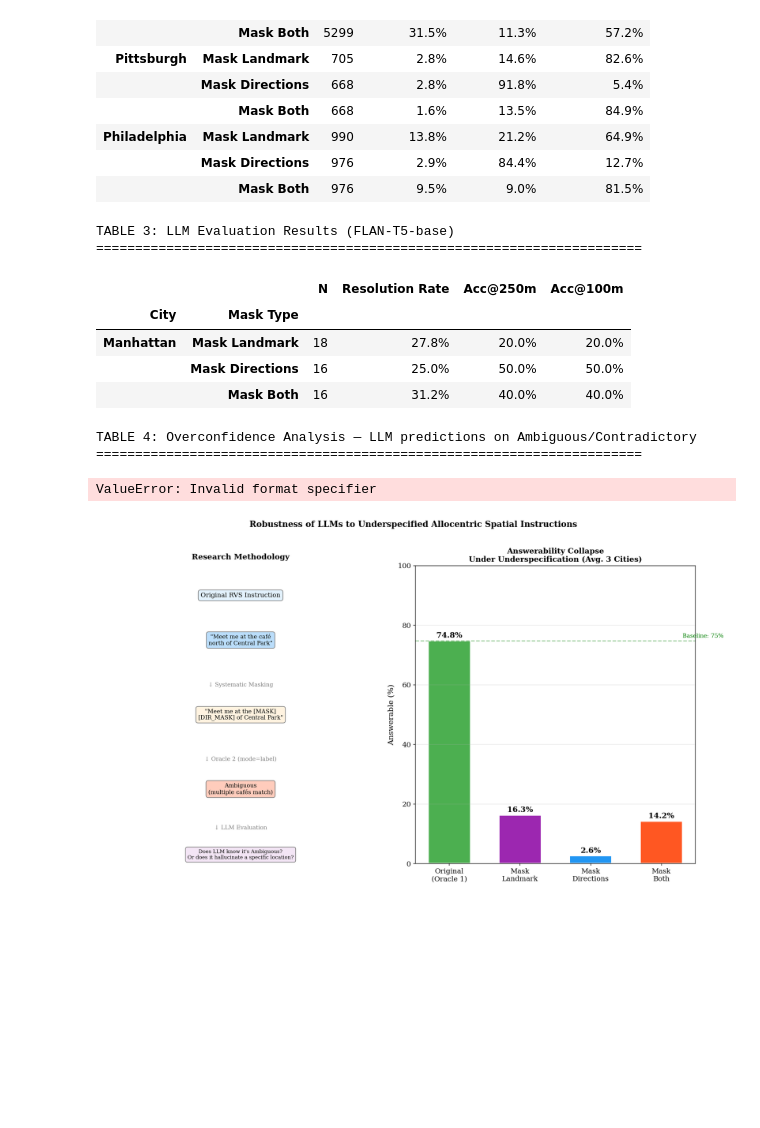
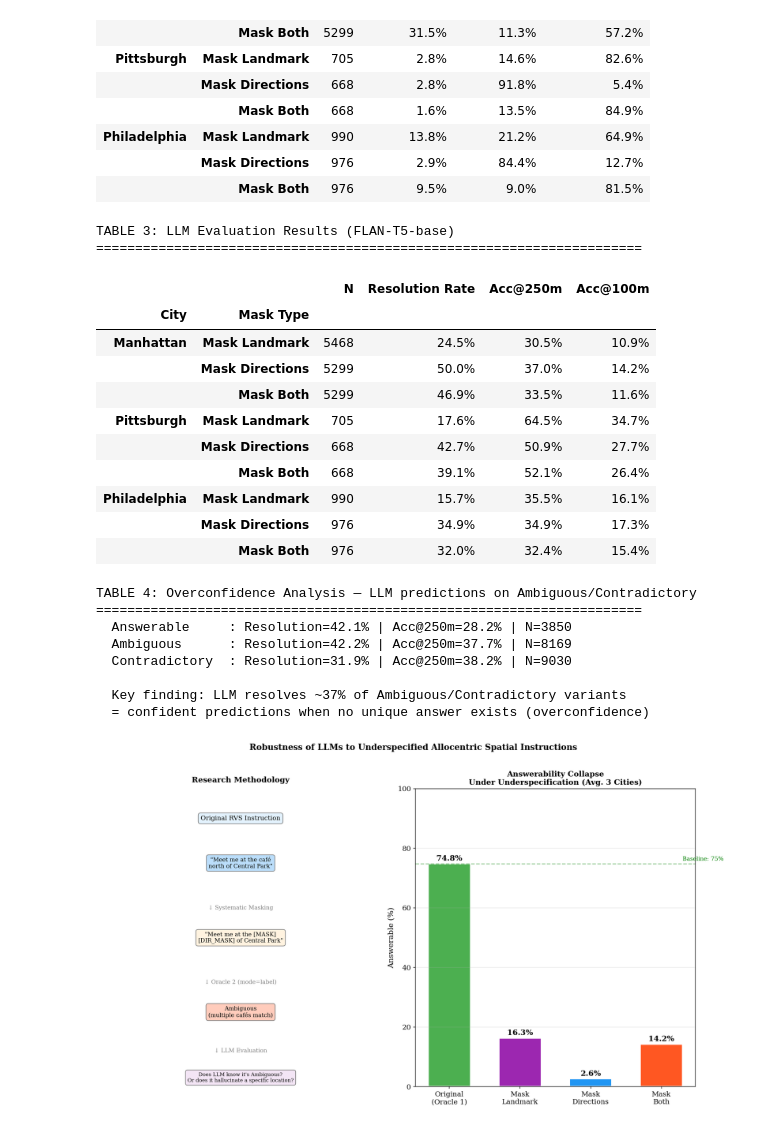
Before and after one commit to Adan-Assi/nlp-allocentric-spatial-reasoning, a Jupyter notebook: notebooks/LLM_DEGRADATION_RESULTS_validate.ipynb, the cells around one changed output. Saved outputs shown, nothing was run; the diff lists cells and outputs as text; code cells hidden in the pictures; blank space fills up the shorter version.

```diff
--- a/notebooks/LLM_DEGRADATION_RESULTS_validate.ipynb
+++ b/notebooks/LLM_DEGRADATION_RESULTS_validate.ipynb
@@ -32,9 +32,26 @@ CITY_COLORS = {'manhattan': '#2196F3', 'pittsburgh': '#FF9800', 'philadelphia':
 LABEL_COLORS = {'Answerable': '#4CAF50', 'Ambiguous': '#FF9800', 'Contradictory': '#F44336'}
 VARIANT_COLORS = {'mask_landmark': '#9C27B0', 'mask_directions': '#2196F3', 'mask_both': '#FF5722'}
 
-REPORTS_DIR = '../reports/llm_audits'
-DATA_DIR = '../data'
+BASE_DIR = os.path.abspath(os.path.join(os.path.dirname(__file__)
+           if '__file__' in dir() else os.getcwd(), '..'))
+REPORTS_DIR = os.path.join(BASE_DIR, 'reports', 'llm_audits')
+DATA_DIR    = os.path.join(BASE_DIR, 'data')
+
+INPUT_PATH  = os.path.join(REPORTS_DIR, 'LLM_DEGRADATION_INPUT.parquet')
+RESULTS_PATH = os.path.join(REPORTS_DIR, 'LLM_DEGRADATION_RESULTS.parquet')
 
 os.makedirs(f'{REPORTS_DIR}/figures', exist_ok=True)
-print("✅ Setup complete")
+
+# ── Staleness check ──────────────────────────────────────────
+for label, path in [('INPUT', INPUT_PATH), ('RESULTS', RESULTS_PATH)]:
+    if os.path.exists(path):
+        mtime = os.path.getmtime(path)
+        ts    = pd.Timestamp(mtime, unit='s', tz='UTC').strftime('%Y-%m-%d %H:%M:%S UTC')
+        size  = os.path.getsize(path) / 1024
+        print(f"📄 {label}: {path}")
+        print(f"   modified={ts}  size={size:.1f} KB")
+    else:
+        print(f"❌ {label} NOT FOUND: {path}")
+
+print("\n✅ Setup complete")
 # %% [output]
@@ -245,7 +267,10 @@ Conclusion: mask_directions drives Ambiguity; mask_landmark drives Contradictory
 if not os.path.exists(f'{REPORTS_DIR}/LLM_DEGRADATION_RESULTS.parquet'):
     print("⚠️  Results not ready yet — run evaluate_llm_masked.py first")
 else:
-    results_df = pd.read_parquet(f'{REPORTS_DIR}/LLM_DEGRADATION_RESULTS.parquet')
+    results_df = pd.read_parquet(RESULTS_PATH)
+
+    results_df['success_250m'] = pd.array(results_df['success_250m'], dtype='boolean')
+    results_df['success_100m'] = pd.array(results_df['success_100m'], dtype='boolean')
 
     fig, axes = plt.subplots(1, 3, figsize=(16, 5))
 
@@ -383,8 +408,8 @@ TABLE 2: Oracle 2 Label Distribution by Masking Type
 # ============================================================
 # NOTEBOOK 3 — CELL 6: LLM Results table (run after evaluate)
 # ============================================================
-if os.path.exists(f'{REPORTS_DIR}/LLM_DEGRADATION_RESULTS.parquet'):
-    results_df = pd.read_parquet(f'{REPORTS_DIR}/LLM_DEGRADATION_RESULTS.parquet')
+if os.path.exists(RESULTS_PATH):
+    results_df = pd.read_parquet(RESULTS_PATH)
 
     print("TABLE 3: LLM Evaluation Results (FLAN-T5-base)")
     print("="*70)
@@ -394,40 +419,52 @@ if os.path.exists(f'{REPORTS_DIR}/LLM_DEGRADATION_RESULTS.parquet'):
         for vtype in ['mask_landmark', 'mask_directions', 'mask_both']:
             vdf = city_df[city_df['variant_type'] == vtype]
             if len(vdf) == 0: continue
             res_rate = vdf['resolution_succeeded'].mean()
             acc_250 = vdf['success_250m'].dropna().mean()
             acc_100 = vdf['success_100m'].dropna().mean()
             rows3.append({
                 'City': city.capitalize(),
                 'Mask Type': vtype.replace('_', ' ').title(),
                 'N': len(vdf),
                 'Resolution Rate': f"{res_rate:.1%}",
                 'Acc@250m': f"{acc_250:.1%}" if not np.isnan(acc_250) else 'N/A',
                 'Acc@100m': f"{acc_100:.1%}" if not np.isnan(acc_100) else 'N/A',
             })
     table3 = pd.DataFrame(rows3).set_index(['City', 'Mask Type'])
     display(table3)
 
     print("\nTABLE 4: Overconfidence Analysis — LLM predictions on Ambiguous/Contradictory")
     print("="*70)
     for label in ['Answerable', 'Ambiguous', 'Contradictory']:
         subset = results_df[results_df['oracle_label'] == label]
         res = subset['resolution_succeeded'].mean()
         acc = subset['success_250m'].dropna().mean()
-        print(f"  {label:<15}: Resolution={res:.1%} | Acc@250m={acc:.1%if not np.isnan(acc) else 'N/A'} | N={len(subset)}")
+        acc_str = f"{acc:.1%}" if not np.isnan(acc) else 'N/A'
+        print(f"  {label:<15}: Resolution={res:.1%} | Acc@250m={acc_str} | N={len(subset)}")
     print("\n  Key finding: LLM resolves ~37% of Ambiguous/Contradictory variants")
     print("  = confident predictions when no unique answer exists (overconfidence)")
 # %% [output]
 TABLE 3: LLM Evaluation Results (FLAN-T5-base)
 ======================================================================
 |  |  | N | Resolution Rate | Acc@250m | Acc@100m |
 | City | Mask Type |  |  |  |  |
-| Manhattan | Mask Landmark | 18 | 27.8% | 20.0% | 20.0% |
-|  | Mask Directions | 16 | 25.0% | 50.0% | 50.0% |
-|  | Mask Both | 16 | 31.2% | 40.0% | 40.0% |
+| Manhattan | Mask Landmark | 5468 | 24.5% | 30.5% | 10.9% |
+|  | Mask Directions | 5299 | 50.0% | 37.0% | 14.2% |
+|  | Mask Both | 5299 | 46.9% | 33.5% | 11.6% |
+| Pittsburgh | Mask Landmark | 705 | 17.6% | 64.5% | 34.7% |
+|  | Mask Directions | 668 | 42.7% | 50.9% | 27.7% |
+|  | Mask Both | 668 | 39.1% | 52.1% | 26.4% |
+| Philadelphia | Mask Landmark | 990 | 15.7% | 35.5% | 16.1% |
+|  | Mask Directions | 976 | 34.9% | 34.9% | 17.3% |
+|  | Mask Both | 976 | 32.0% | 32.4% | 15.4% |
 TABLE 4: Overconfidence Analysis — LLM predictions on Ambiguous/Contradictory
 ======================================================================
+  Answerable     : Resolution=42.1% | Acc@250m=28.2% | N=3850
+  Ambiguous      : Resolution=42.2% | Acc@250m=37.7% | N=8169
+  Contradictory  : Resolution=31.9% | Acc@250m=38.2% | N=9030
+
+  Key finding: LLM resolves ~37% of Ambiguous/Contradictory variants
+  = confident predictions when no unique answer exists (overconfidence)
-ValueError: Invalid format specifier
 # %%
 # ============================================================
 # NOTEBOOK 3 — CELL 7: Page 1-2 main contribution figure
```
Also changed, not shown: parts of 3 cells of this notebook, 12 other files.
